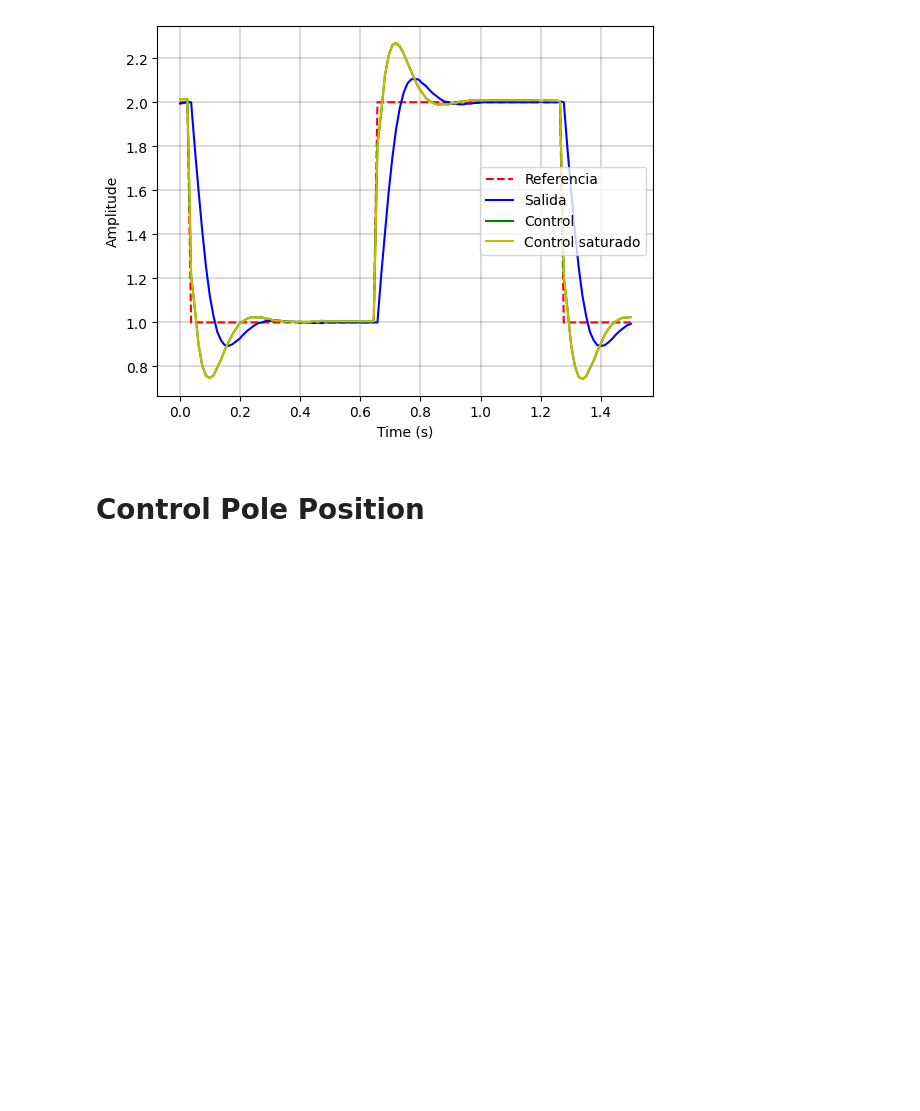
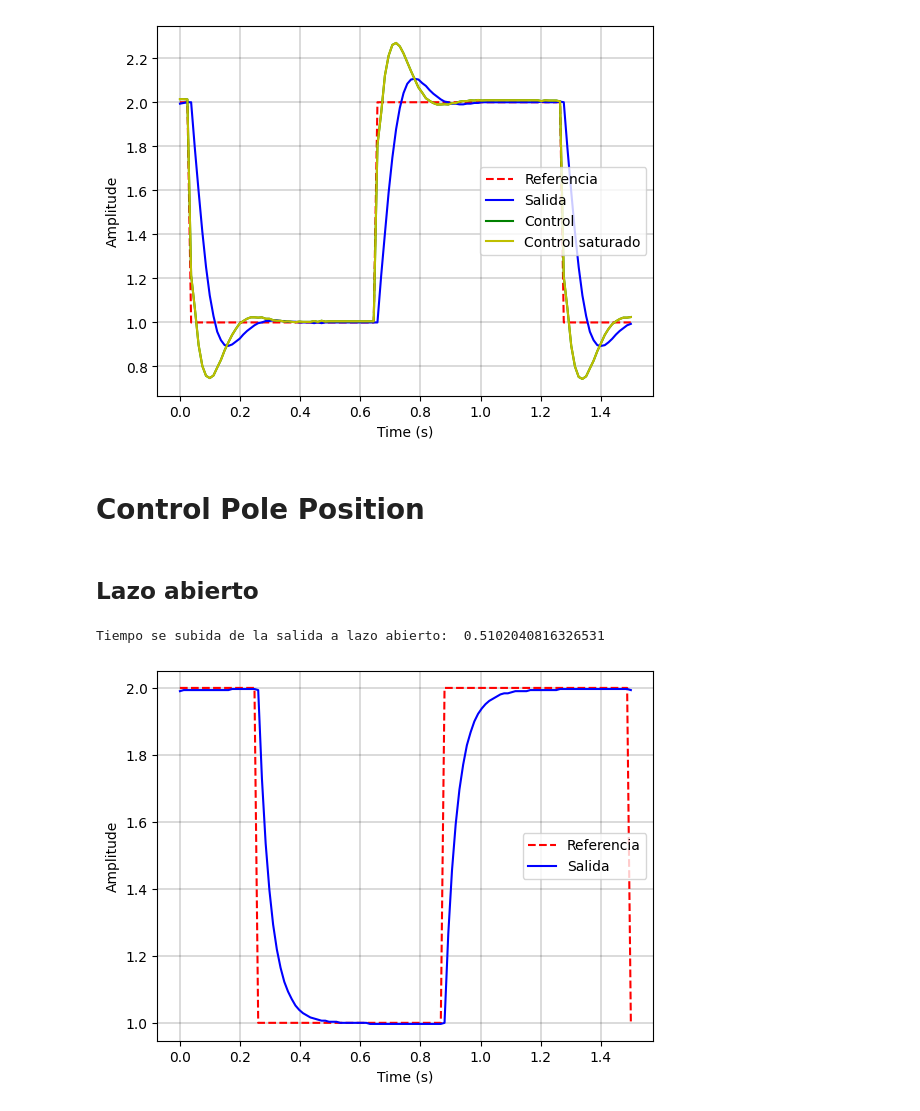
Before and after one commit to SaEsteva/CD, a Jupyter notebook: DatosControl.ipynb, the cells around one changed output. Cells and saved outputs as stored; diff of their text form; code cells hidden in the pictures; blank space fills up the shorter version.

```diff
--- a/DatosControl.ipynb
+++ b/DatosControl.ipynb
@@ -247,3 +247,31 @@ Tiempo se subida de la salida con control PID:  0.12244897959183673
 [figure]
 # %% [markdown]
 # Control Pole Position
+# %% [markdown]
+## Lazo abierto
+# %%
+r = [ 2.00000,2.00000,2.00000,2.00000,2.00000,2.00000,2.00000,2.00000,2.00000,2.00000,2.00000,2.00000,2.00000,2.00000,2.00000,2.00000,2.00000,2.00000,2.00000,2.00000,2.00000,1.00000,1.00000,1.00000,1.00000,1.00000,1.00000,1.00000,1.00000,1.00000,1.00000,1.00000,1.00000,1.00000,1.00000,1.00000,1.00000,1.00000,1.00000,1.00000,1.00000,1.00000,1.00000,1.00000,1.00000,1.00000,1.00000,1.00000,1.00000,1.00000,1.00000,1.00000,1.00000,1.00000,1.00000,1.00000,1.00000,1.00000,1.00000,1.00000,1.00000,1.00000,1.00000,1.00000,1.00000,1.00000,1.00000,1.00000,1.00000,1.00000,1.00000,2.00000,2.00000,2.00000,2.00000,2.00000,2.00000,2.00000,2.00000,2.00000,2.00000,2.00000,2.00000,2.00000,2.00000,2.00000,2.00000,2.00000,2.00000,2.00000,2.00000,2.00000,2.00000,2.00000,2.00000,2.00000,2.00000,2.00000,2.00000,2.00000,2.00000,2.00000,2.00000,2.00000,2.00000,2.00000,2.00000,2.00000,2.00000,2.00000,2.00000,2.00000,2.00000,2.00000,2.00000,2.00000,2.00000,2.00000,2.00000,2.00000,2.00000,1.00000]
+
+y = [ 1.99032,1.99355,1.99355,1.99355,1.99355,1.99355,1.99355,1.99355,1.99355,1.99355,1.99355,1.99355,1.99355,1.99355,1.99677,1.99677,1.99677,1.99677,1.99677,1.99677,1.99677,1.99355,1.72903,1.53548,1.39677,1.29355,1.21935,1.16452,1.12258,1.09355,1.07097,1.05161,1.03871,1.02903,1.02258,1.01613,1.01290,1.00968,1.00645,1.00645,1.00323,1.00323,1.00323,1.00000,1.00000,1.00000,1.00000,1.00000,1.00000,1.00000,1.00000,0.99677,0.99677,0.99677,0.99677,0.99677,0.99677,0.99677,0.99677,0.99677,0.99677,0.99677,0.99677,0.99677,0.99677,0.99677,0.99677,0.99677,0.99677,0.99677,0.99677,1.00000,1.26452,1.45484,1.59355,1.69677,1.77097,1.82903,1.86774,1.90000,1.92258,1.93871,1.95161,1.96129,1.96774,1.97419,1.98064,1.98387,1.98387,1.98710,1.99032,1.99032,1.99032,1.99032,1.99355,1.99355,1.99355,1.99355,1.99355,1.99355,1.99355,1.99355,1.99677,1.99677,1.99677,1.99677,1.99677,1.99677,1.99677,1.99677,1.99677,1.99677,1.99677,1.99677,1.99677,1.99677,1.99677,1.99677,1.99677,1.99677,1.99677,1.99355]
+
+t = np.linspace(0, 1.5, len(r))
+
+Init = 52
+Fin = 102
+yrise = y[Init:Fin]
+trise = np.linspace(0, 1, len(yrise))
+rTime = calculaterisetime( yrise, trise,1.1,1.8)
+print("Tiempo se subida de la salida a lazo abierto: ",trise[rTime])
+
+# Plot the results
+plt.grid(color='k', linestyle='-', linewidth=0.2)
+plt.plot(t, r, 'r--', label='Referencia')
+plt.plot(t, y, 'b-', label='Salida')
+plt.legend(loc='best')
+plt.xlabel('Time (s)')
+plt.ylabel('Amplitude')
+
+plt.show()
+# %% [output]
+Tiempo se subida de la salida a lazo abierto:  0.5102040816326531
+[figure, added]
```
Also changed, not shown: parts of 3 cells of this notebook, 1 other file.
